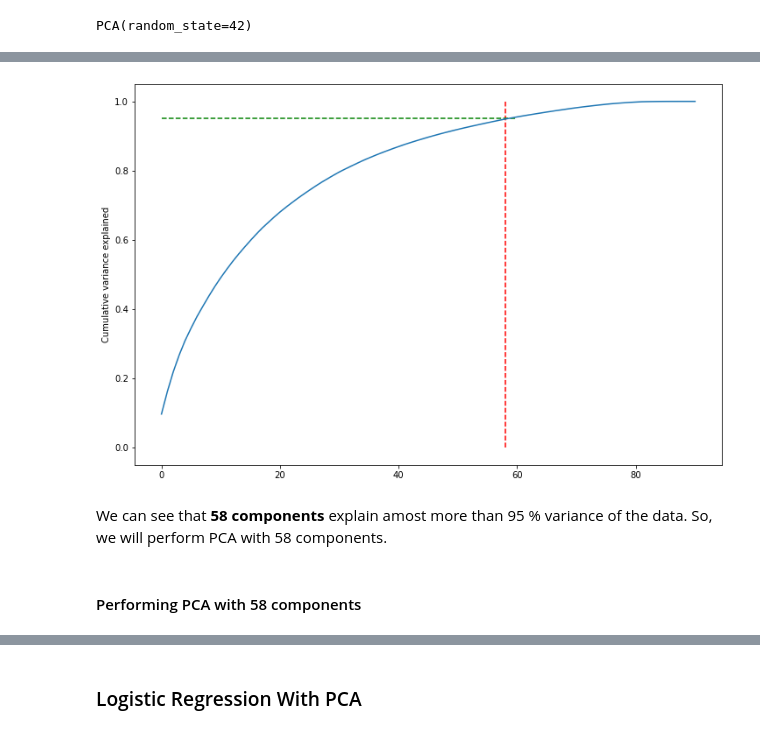
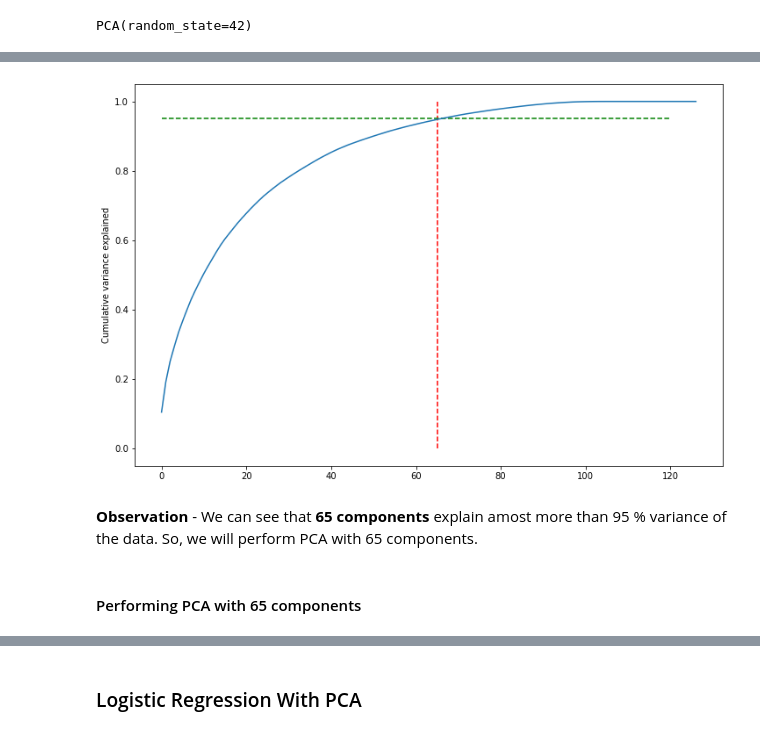
Before and after one commit to Sanjeev-Surendran/Telecom-Churn-Case-Study, a Jupyter notebook: Telecom Churn Case Study.ipynb, the cells around one changed output, grey strips where cells are left out. Cells and saved outputs as stored; diff of their text form; code cells hidden in the pictures.

```diff
--- a/Telecom Churn Case Study.ipynb
+++ b/Telecom Churn Case Study.ipynb
@@ -1041,0 +1032,7 @@ dropped_columns += list_of_columns
+# %%
+# Get column location and save it in col_index. This will be used in SMOTENC.
+col_index = []
+
+for col in list_of_columns:
+    col_index.append(tc_df.columns.get_loc(col))
+    print('Location of Column {0} is {1}'.format(col, tc_df.columns.get_loc(col)))
@@ -1070,9 +1074,9 @@ tc_df.describe()
 # %% [markdown]
 ### Train-Validation Split
 # %%
-# Splitting data into train and test set 70:30
+# Splitting data into train and validation set 80:20
 np.random.seed(0)
-df_train, df_test = train_test_split(tc_df, train_size = 0.7, test_size = 0.3, random_state = 100)
+df_train, df_test = train_test_split(tc_df, train_size = 0.8, test_size = 0.2, random_state = 100)
 # %%
 # Check the size of train and test dataframe
 print("Train dataframe have {0} Rows and {1} Columns".format(df_train.shape[0], df_train.shape[1]))
@@ -1099,11 +1103,11 @@ The Test dataset have only 8.42 % churned class
 # %% [markdown]
 ### Fix Class Imbalance Issue
 # %%
-# Instantiate SMOTE
-smt = SMOTE(random_state=42)
+# Instantiate SMOTENC and provide categorical type vars index as argument
+smotenc = SMOTENC(col_index, random_state = 42)
 # %%
 # Fittign SMOTE to the train set
-X_train, y_train = smt.fit_sample(X_train, y_train)
+X_train, y_train = smotenc.fit_resample(X_train, y_train)
 # %%
 # Check the size of X_train
 print("X_train dataframe have {0} Rows and {1} Columns".format(X_train.shape[0], X_train.shape[1]))
@@ -1253,16 +1257,16 @@ array([9.66960840e-02, 6.52352639e-02, 5.71699155e-02, 4.84689830e-02,
 # %%
 # Making a scree plot for the explained variance
 var_cumu = np.cumsum(pca.explained_variance_ratio_)
 fig = plt.figure(figsize=[12,8])
-plt.vlines(x=58, ymax=1, ymin=0, colors="r", linestyles="--")
-plt.hlines(y=0.95, xmax=60, xmin=0, colors="g", linestyles="--")
+plt.vlines(x=65, ymax=1, ymin=0, colors="r", linestyles="--")
+plt.hlines(y=0.95, xmax=120, xmin=0, colors="g", linestyles="--")
 plt.plot(var_cumu)
 plt.ylabel("Cumulative variance explained")
 plt.show()
 # %% [output]
-[figure, old version]
+[figure, new version]
 # %% [markdown]
-We can see that **58 components** explain amost more than 95 % variance of the data. So, we will perform PCA with 58 components.
+**Observation** - We can see that **65 components** explain amost more than 95 % variance of the data. So, we will perform PCA with 65 components.
 # %% [markdown]
-#### Performing PCA with 58 components
+#### Performing PCA with 65 components
 # %%
```
Also changed, not shown: parts of 300 cells of this notebook, 2 other files.
